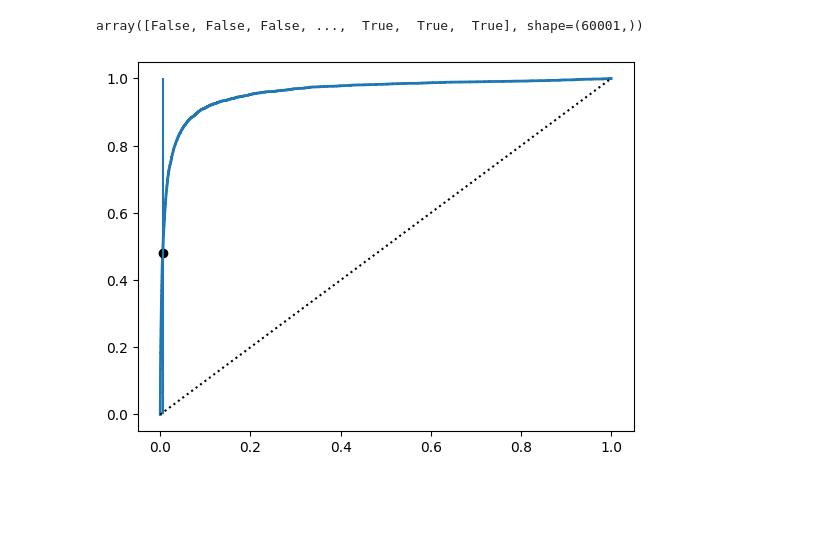
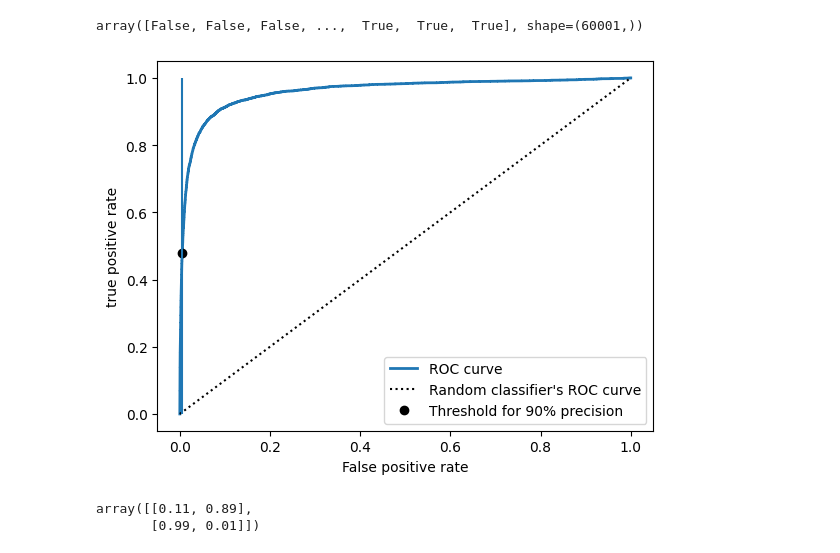
Before and after one commit to ghkddlsgn/handson-mlp, a Jupyter notebook: study/03_classification.ipynb, the cells around one changed output. Cells and saved outputs as stored; diff of their text form; code cells hidden in the pictures; blank space fills up the shorter version.

```diff
--- a/study/03_classification.ipynb
+++ b/study/03_classification.ipynb
@@ -141,15 +141,18 @@ array([False, False, False, ...,  True,  True,  True], shape=(60001,))
 # %%
 from sklearn.metrics import roc_curve
 
 fpr, tpr, thresholds = roc_curve(y_train_5, y_scores)
 
 idx_for_threshold_at_90 = (thresholds <= threshold_for_90_precision).argmax()
 tpr_90, fpr_90 = tpr[idx_for_threshold_at_90], fpr[idx_for_threshold_at_90]
 
 plt.plot(fpr, tpr, linewidth=2, label="ROC curve")
 plt.plot([0, 1], [0, 1], 'k:', label="Random classifier's ROC curve")
 plt.plot([fpr_90], [tpr_90], "ko", label="Threshold for 90% precision")
 plt.vlines(fpr[idx_for_threshold_at_90], 0, 1)
+plt.xlabel("False positive rate") #ratio of true positives among true positive samples
+plt.ylabel("true positive rate") #ratio of positives among true negative samples.
+plt.legend()
 plt.show()
 # %% [output]
-[figure, old version]
+[figure, new version]
@@ -155,0 +163,6 @@ plt.show()
+# %%
+y_probas_forest = cross_val_predict(forest_clf, X_train, y_train_5, cv=3, method="predict_proba")
+y_probas_forest[:2]
+# %% [output]
+array([[0.11, 0.89],
+       [0.99, 0.01]])
```
Also changed, not shown: parts of 3 cells of this notebook.
